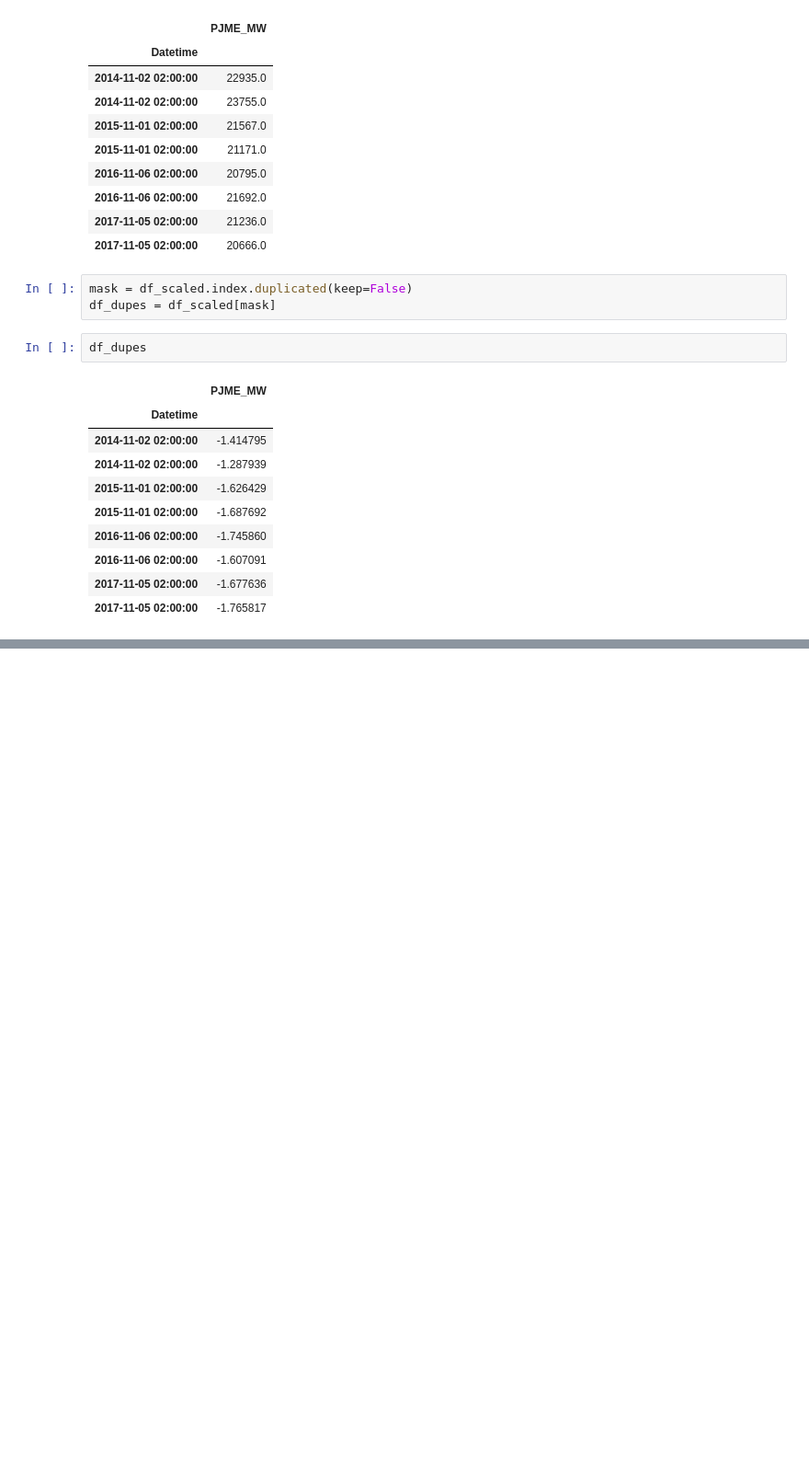
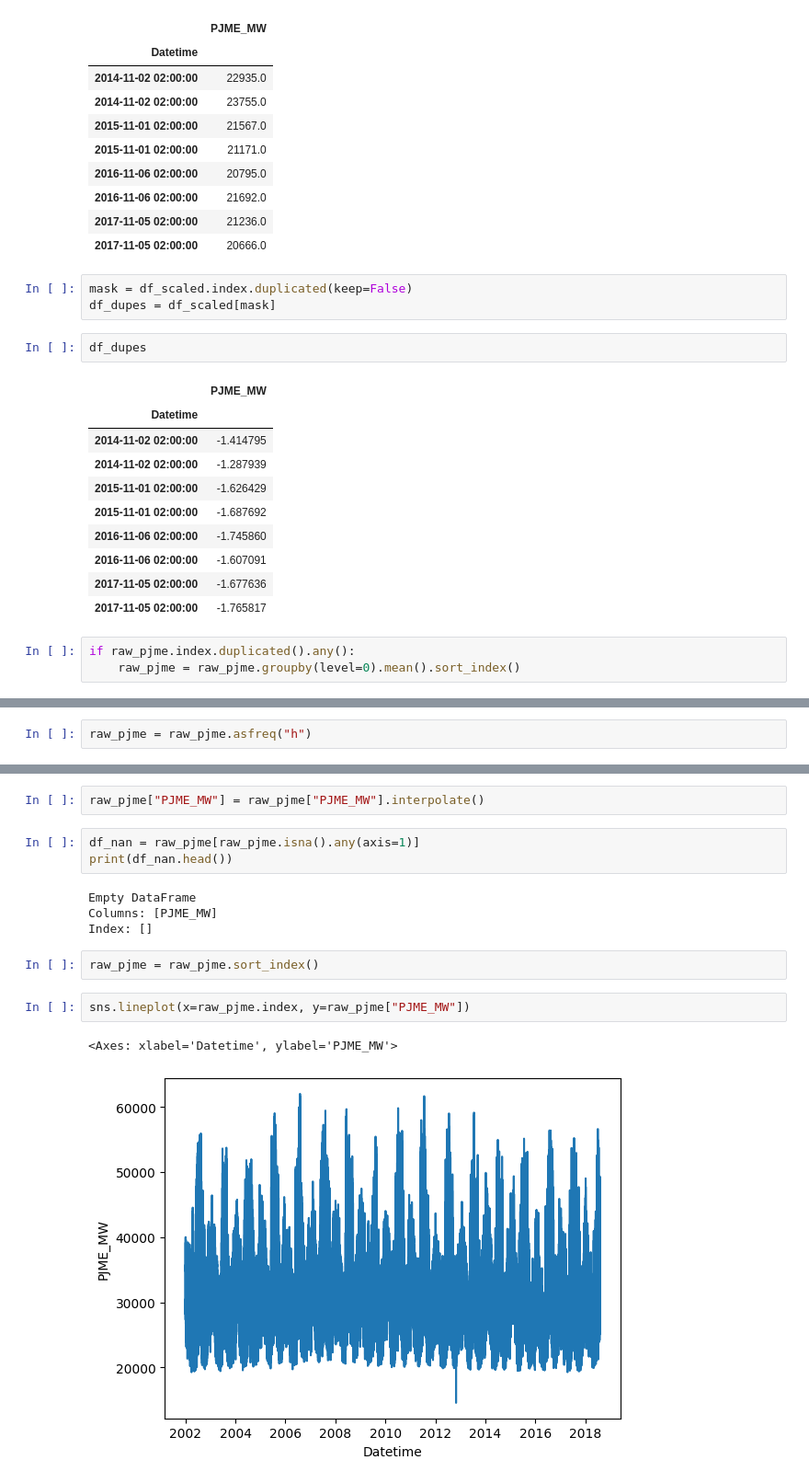
Before and after one commit to joseadolfo1/dsrptrabajofinalmle2, a Jupyter notebook: notebooks/1.AnalisisExploratorio.ipynb, the cells around one changed output, grey strips where cells are left out. Shown at 92% size. Saved outputs shown, nothing was run; the diff lists cells and outputs as text; blank space fills up the shorter version.

```diff
--- a/notebooks/1.AnalisisExploratorio.ipynb
+++ b/notebooks/1.AnalisisExploratorio.ipynb
@@ -173,3 +173,6 @@ df_dupes
 | 2016-11-06 02:00:00 | -1.607091 |
 | 2017-11-05 02:00:00 | -1.677636 |
 | 2017-11-05 02:00:00 | -1.765817 |
+# %%
+if raw_pjme.index.duplicated().any():
+    raw_pjme = raw_pjme.groupby(level=0).mean().sort_index()
@@ -175,0 +190,2 @@ df_dupes
+# %%
+raw_pjme = raw_pjme.asfreq("h")
@@ -175,0 +220,16 @@ df_dupes
+# %%
+raw_pjme["PJME_MW"] = raw_pjme["PJME_MW"].interpolate()
+# %%
+df_nan = raw_pjme[raw_pjme.isna().any(axis=1)]
+print(df_nan.head())
+# %% [output]
+Empty DataFrame
+Columns: [PJME_MW]
+Index: []
+# %%
+raw_pjme = raw_pjme.sort_index()
+# %%
+sns.lineplot(x=raw_pjme.index, y=raw_pjme["PJME_MW"])
+# %% [output]
+<Axes: xlabel='Datetime', ylabel='PJME_MW'>
+[figure, added]
```
Also changed, not shown: parts of 4 cells of this notebook, 1 other file.
